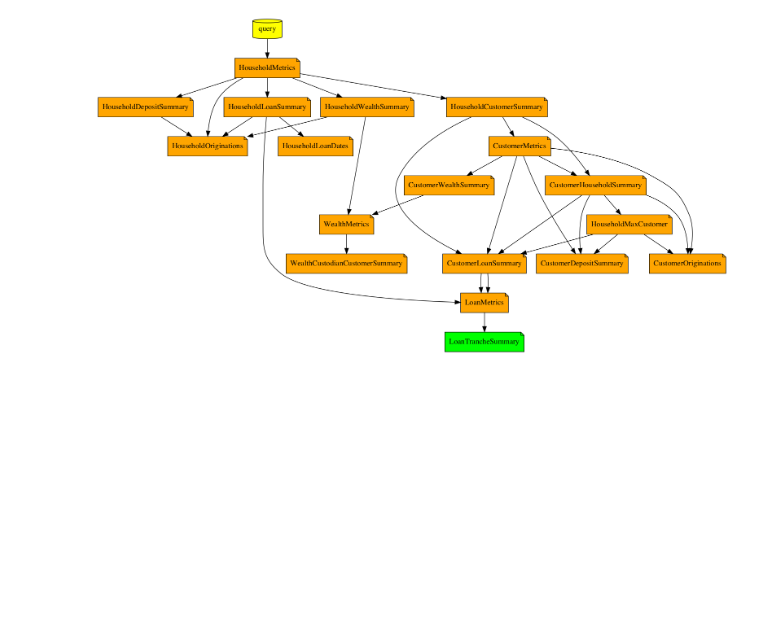
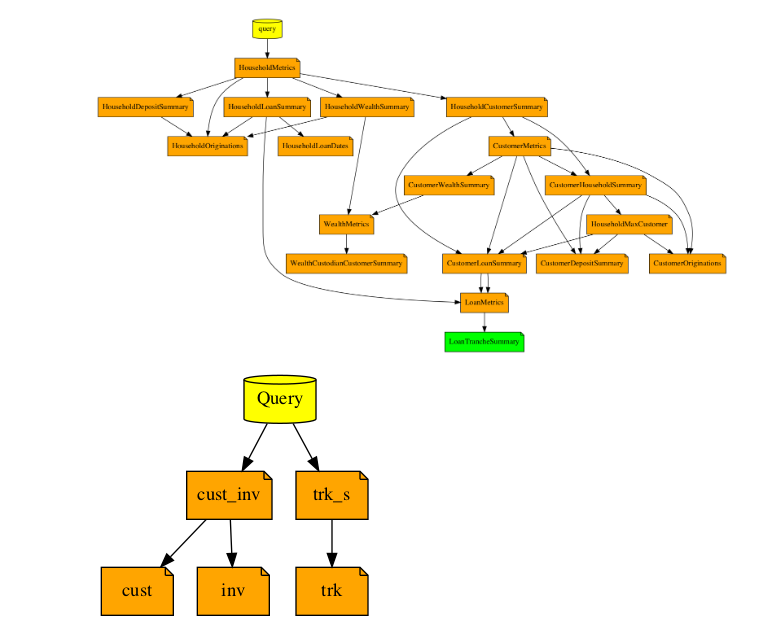
Before and after one commit to bondxue/SQL-Plot-tool, a Jupyter notebook: plot_tree.ipynb, the cells around one changed output. Saved outputs shown, nothing was run; the diff lists cells and outputs as text; code cells hidden in the pictures; blank space fills up the shorter version.

```diff
--- a/plot_tree.ipynb
+++ b/plot_tree.ipynb
@@ -1,17 +10,14 @@
 # %%
-import pydot
-from IPython.display import Image, display
+def parse_tree(node_list, highlight_node=None):
+    """
+    Parses a nested list into a networkx tree.
+    input:
+    node_list: nested lists to represent the tree structure of query tables
+    hightlight_node: string of node name which you want to hightlight with different color
+    output:
+    tree: a dot object
 
-
-tree2 = ['Query',
-   [
-       'cust_inv', ['cust', 'inv'],
-       'trk_s', ['trk'],
-   ]
-  ]
-
-def parse_tree(node_list):
-    """Parses a nested list into a networkx tree."""
+    """
     tree = pydot.Dot(graph_type='digraph',fontsize="30", color="red",
                                                     fontcolor="blue",  style="filled", fillcolor="black")
     root = node_list[0]
@@ -26,7 +32,7 @@ def parse_tree(node_list):
             if isinstance(node, list):
                 queue.append((prev, node))
             else:
-                if node == 'LoanTrancheSummary':
+                if node == highlight_node:
                     tree.add_node(pydot.Node(node, style="filled", fillcolor="green", shape='note'))
                 else:
                     tree.add_node(pydot.Node(node, style="filled", fillcolor="orange", shape='note'))
@@ -70,2 +76,16 @@ display(im)
 # %% [output]
 [figure]
+# %%
+tree2 = ['Query',
+   [
+       'cust_inv', ['cust', 'inv'],
+       'trk_s', ['trk'],
+   ]
+  ]
+
+G2 = parse_tree(tree2)
+
+im2 = Image(G2.create_png())
+display(im2)
+# %% [output]
+[figure, added]
```
Also changed, not shown: parts of 3 cells of this notebook.
